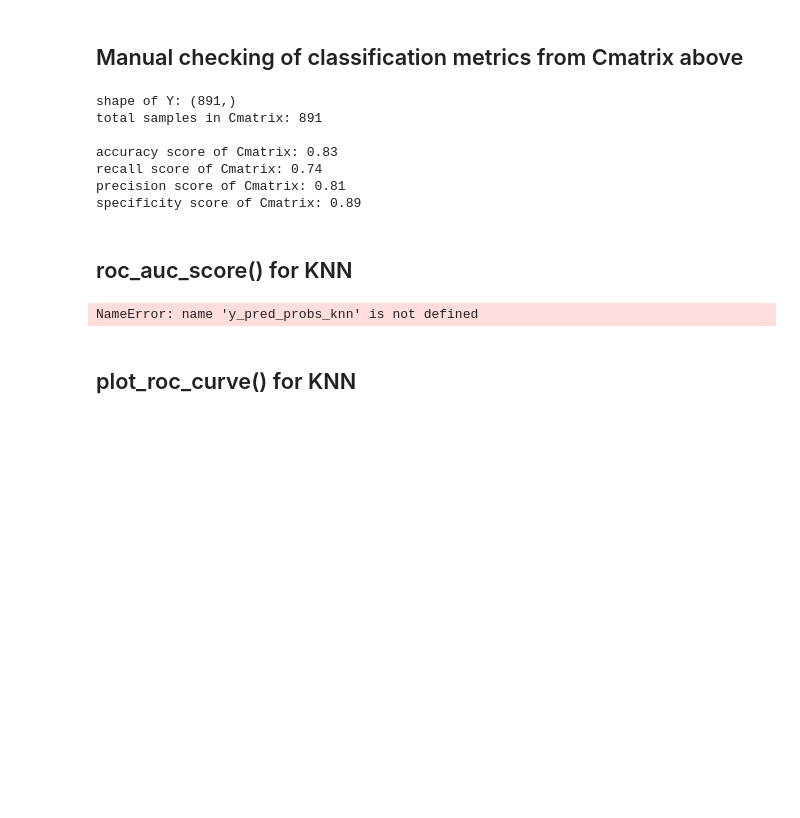
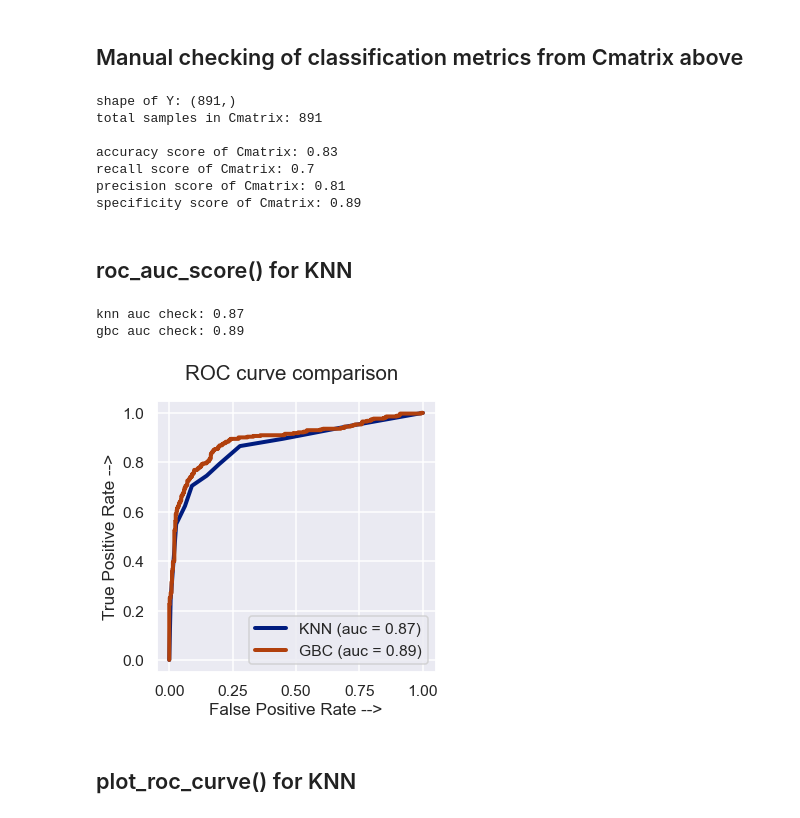
Before and after one commit to ggomp2885/Kaggle_Competitions, a Jupyter notebook: titanic_classification/training.ipynb, the cells around one changed output. Saved outputs shown, nothing was run; the diff lists cells and outputs as text; code cells hidden in the pictures; blank space fills up the shorter version.

Commit message:
Add - Cross Validated ROC curves for knn and gbc models

```diff
--- a/titanic_classification/training.ipynb
+++ b/titanic_classification/training.ipynb
@@ -202,7 +203,7 @@ print(f'shape of Y: {Y.shape}')
 print(f'total samples in Cmatrix: {488+61+90+252}\n')
 
 print(f'accuracy score of Cmatrix: {round((488+252) / (488+61+90+252), 2)}')
-print(f'recall score of Cmatrix: {round(252 / (252+90), 2)}')
+print(f'recall score of Cmatrix: {round(241 / (241+101), 2)}')
 print(f'precision score of Cmatrix: {round(252 / (252+61), 2)}')
 print(f'specificity score of Cmatrix: {round(488 / (488+61), 2)}')
 # %% [output]
@@ -210,7 +211,7 @@ shape of Y: (891,)
 total samples in Cmatrix: 891
 
 accuracy score of Cmatrix: 0.83
-recall score of Cmatrix: 0.74
+recall score of Cmatrix: 0.7
 precision score of Cmatrix: 0.81
 specificity score of Cmatrix: 0.89
 # %% [markdown]
@@ -218,28 +219,33 @@ specificity score of Cmatrix: 0.89
 # %%
 plt.rcParams["figure.figsize"] = (5,5)
 sns.set(context='talk',
-        font_scale=.85,
+        font_scale=.95,
         font='arial',
         palette='dark',
-        rc={"lines.linewidth" : 5})
+        rc={"lines.linewidth" : 4})
 
 #knn
 fpr_knn, tpr_knn, thresholds_knn = roc_curve(Y, y_pred_probs_knn)
 auc_knn = round(auc(fpr_knn, tpr_knn), 2)
+print(f'knn auc check: {round(roc_auc_score(Y, y_pred_probs_knn), 2)}')
 
 #gbc
 fpr_gbc, tpr_gbc, thresholds_gbc = roc_curve(Y, y_pred_probs_gbc)
 auc_gbc = round(auc(fpr_gbc, tpr_gbc), 2)
+print(f'gbc auc check: {round(roc_auc_score(Y, y_pred_probs_gbc), 2)}')
 
-plt.plot(fpr_knn, tpr_knn, linestyle='-', label = f'KNN (auc = {auc_knn})')
+
+plt.plot(fpr_knn, tpr_knn, label = f'KNN (auc = {auc_knn})')
+plt.plot(fpr_gbc, tpr_gbc, label = f'GBC (auc = {auc_gbc})')
+plt.suptitle("ROC curve comparison")
 plt.xlabel('False Positive Rate -->')
 plt.ylabel('True Positive Rate -->')
 plt.legend()
 plt.show()
-
-# print(round(roc_auc_score(Y, y_preds_probas), 2))
 # %% [output]
-NameError: name 'y_pred_probs_knn' is not defined
+knn auc check: 0.87
+gbc auc check: 0.89
+[figure, added]
 # %% [markdown]
 ## plot_roc_curve() for KNN
 # %%
```
Also changed, not shown: parts of 9 cells of this notebook.
